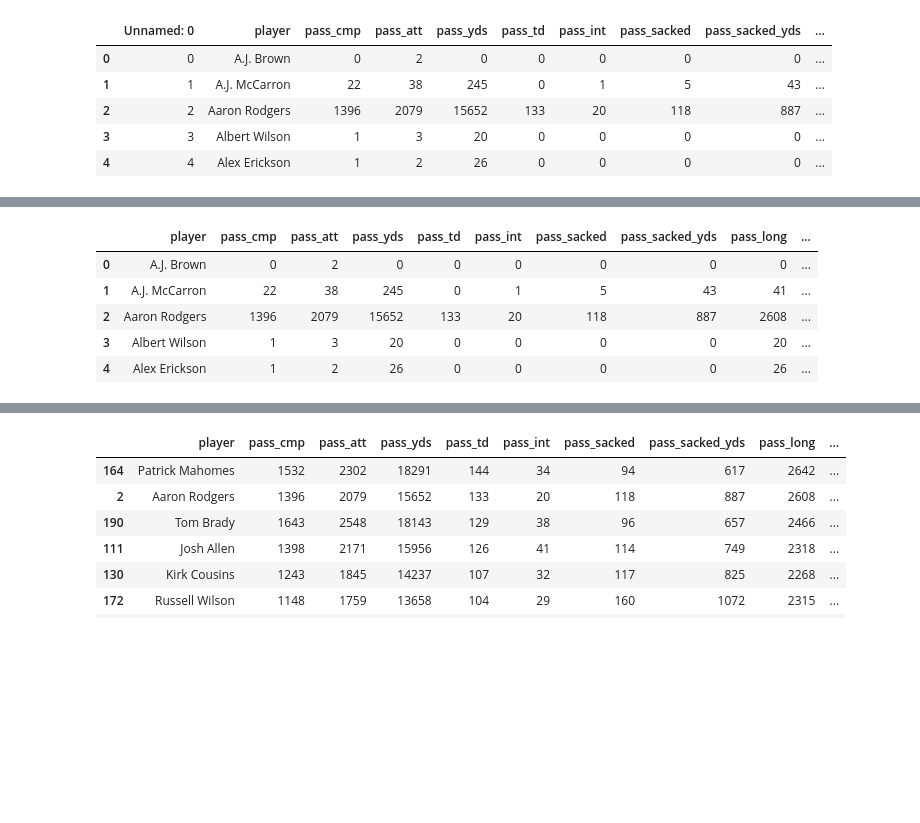
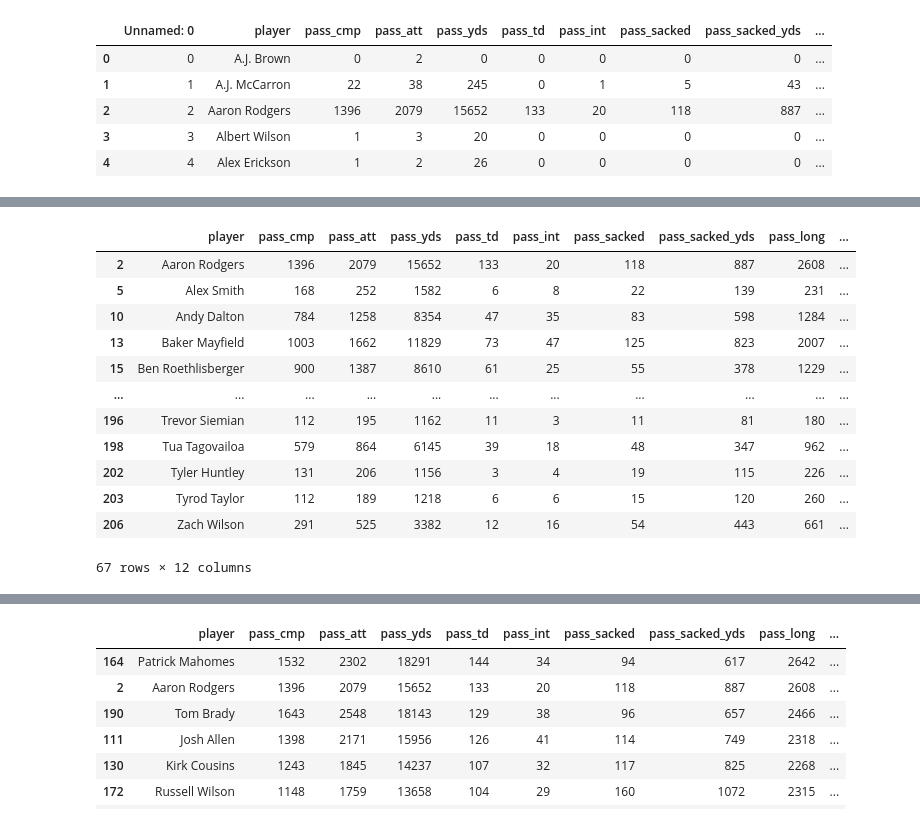
Before and after one commit to marcpalumbo/NFL_Data, a Jupyter notebook: Passing Data Visualizations.ipynb, the cells around one changed output, grey strips where cells are left out. Drawn from its saved outputs; the diff is of its cells as text; code cells hidden in the pictures; blank space fills up the shorter version.

```diff
--- a/Passing Data Visualizations.ipynb
+++ b/Passing Data Visualizations.ipynb
@@ -32,3 +32,8 @@ passing_df.head()
 #dropping unnecessary column
 #==================================
 passing_df=passing_df.drop(['Unnamed: 0'],axis=1)
+# %%
+#Adding touchdown/interception ratio
+#==================================
+passing_df['Td_int_ratio'] = passing_df['pass_td']/passing_df['pass_int']
+passing_df.head()
@@ -35,12 +47,21 @@ passing_df=passing_df.drop(['Unnamed: 0'],axis=1)
 # %%
-passing_df.head()
+#defining qualified players as players with a minimum of 125 pass attempts
+qualified_players = passing_df.loc[passing_df['pass_att']>125]
+qualified_players
 # %% [output]
 |  | player | pass_cmp | pass_att | pass_yds | pass_td | pass_int | pass_sacked | pass_sacked_yds | pass_long | ... |
-| 0 | A.J. Brown | 0 | 2 | 0 | 0 | 0 | 0 | 0 | 0 | ... |
-| 1 | A.J. McCarron | 22 | 38 | 245 | 0 | 1 | 5 | 43 | 41 | ... |
 | 2 | Aaron Rodgers | 1396 | 2079 | 15652 | 133 | 20 | 118 | 887 | 2608 | ... |
-| 3 | Albert Wilson | 1 | 3 | 20 | 0 | 0 | 0 | 0 | 20 | ... |
-| 4 | Alex Erickson | 1 | 2 | 26 | 0 | 0 | 0 | 0 | 26 | ... |
+| 5 | Alex Smith | 168 | 252 | 1582 | 6 | 8 | 22 | 139 | 231 | ... |
+| 10 | Andy Dalton | 784 | 1258 | 8354 | 47 | 35 | 83 | 598 | 1284 | ... |
+| 13 | Baker Mayfield | 1003 | 1662 | 11829 | 73 | 47 | 125 | 823 | 2007 | ... |
+| 15 | Ben Roethlisberger | 900 | 1387 | 8610 | 61 | 25 | 55 | 378 | 1229 | ... |
+| ... | ... | ... | ... | ... | ... | ... | ... | ... | ... | ... |
+| 196 | Trevor Siemian | 112 | 195 | 1162 | 11 | 3 | 11 | 81 | 180 | ... |
+| 198 | Tua Tagovailoa | 579 | 864 | 6145 | 39 | 18 | 48 | 347 | 962 | ... |
+| 202 | Tyler Huntley | 131 | 206 | 1156 | 3 | 4 | 19 | 115 | 226 | ... |
+| 203 | Tyrod Taylor | 112 | 189 | 1218 | 6 | 6 | 15 | 120 | 260 | ... |
+| 206 | Zach Wilson | 291 | 525 | 3382 | 12 | 16 | 54 | 443 | 661 | ... |
+67 rows × 12 columns
 # %%
 #Filtering for top 10 players in passing yards
 #=============================================
```
Also changed, not shown: parts of 18 cells of this notebook, 4 other files.
